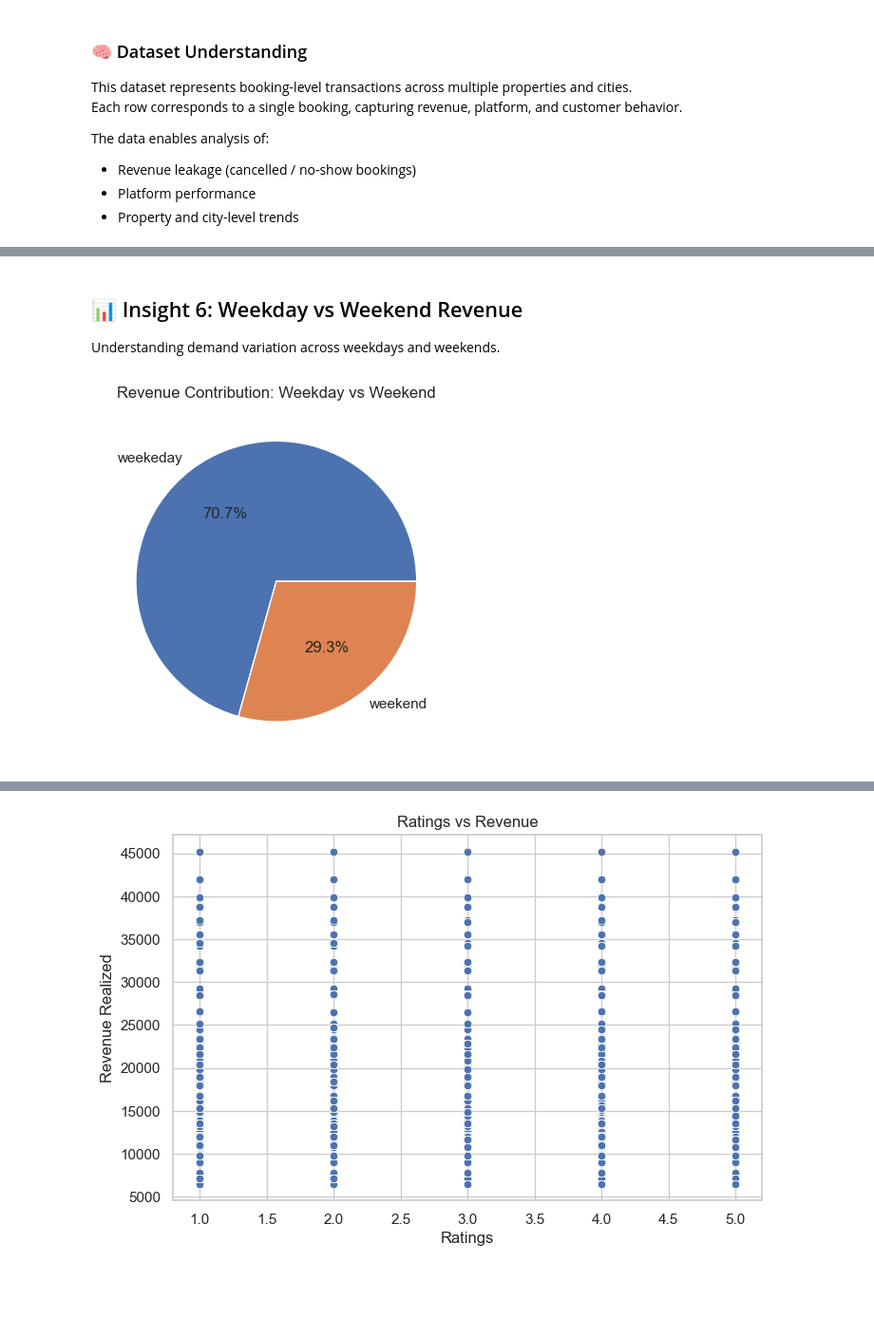
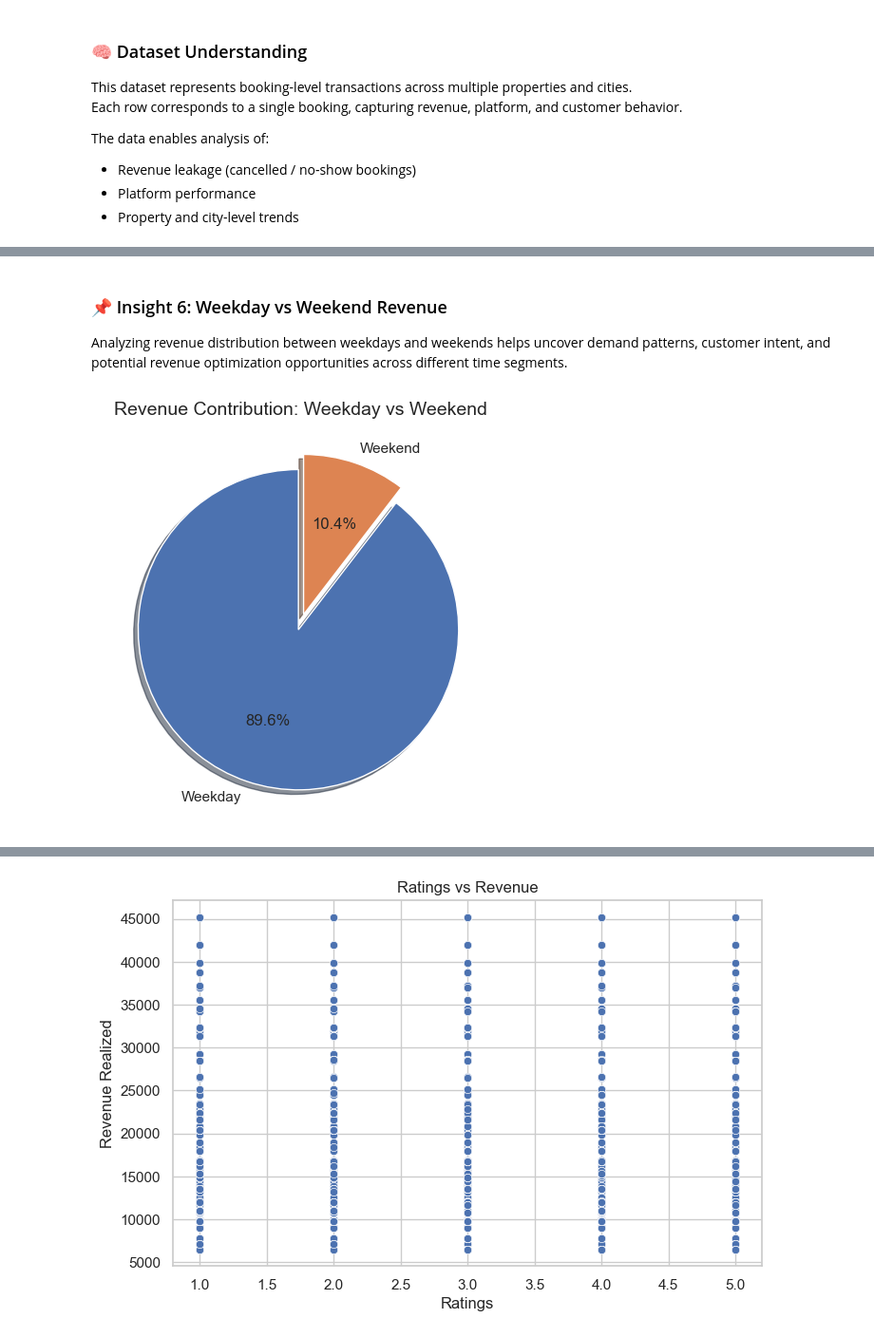
Before and after one commit to abhinavgautam0399/ATliQ-Hotels-analysis, a Jupyter notebook: AtliQHotelsAnalysis .ipynb, the cells around one changed output, grey strips where cells are left out. Shown at 95% size. Cells and saved outputs as stored; diff of their text form; code cells hidden in the pictures; blank space fills up the shorter version.

```diff
--- a/AtliQHotelsAnalysis .ipynb
+++ b/AtliQHotelsAnalysis .ipynb
@@ -10,0 +21,3 @@ sns.set(style="whitegrid")
+# %%
+df = pd.read_csv("data/final_dataset.csv", low_memory=False)
+df.head()
@@ -13,3 +38,7 @@ sns.set(style="whitegrid")
 # %%
-df = pd.read_csv("C:/EDAproject/data/final_dataset.csv", low_memory=False)
-df.head()
+import warnings
+warnings.filterwarnings('ignore')
+
+df['check_in_date'] = pd.to_datetime(df['check_in_date'], errors='coerce', dayfirst=True)
+df['checkout_date'] = pd.to_datetime(df['checkout_date'], errors='coerce', dayfirst=True)
+df['booking_date'] = pd.to_datetime(df['booking_date'], errors='coerce', dayfirst=True)
@@ -22,0 +85,6 @@ df.head()
+# %%
+df['month'] = df['booking_date'].dt.month
+
+df['day_type'] = df['check_in_date'].dt.dayofweek.apply(
+    lambda x: 'Weekend' if x >= 5 else 'Weekday'
+)
@@ -127,12 +289,22 @@ plt.show()
 # %% [markdown]
-## 📊 Insight 6: Weekday vs Weekend Revenue
+### 📌 Insight 6: Weekday vs Weekend Revenue
 
-Understanding demand variation across weekdays and weekends.
+Analyzing revenue distribution between weekdays and weekends helps uncover demand patterns, customer intent, and potential revenue optimization opportunities across different time segments.
 # %%
-df.groupby('day_type')['revenue_realized'].sum().plot(kind='pie', autopct='%1.1f%%')
-plt.title("Revenue Contribution: Weekday vs Weekend")
-plt.ylabel('')
+rev = df.groupby('day_type')['revenue_realized'].sum()
+
+rev.plot(
+    kind='pie',
+    autopct='%1.1f%%',
+    startangle=90,
+    explode=[0.05, 0.05] if len(rev) == 2 else None,
+    shadow=True
+)
+
+plt.title("Revenue Contribution: Weekday vs Weekend", fontsize=14)
+plt.ylabel("")
+plt.tight_layout()
 plt.show()
 # %% [output]
-[figure, old version]
+[figure, new version]
 # %% [markdown]
```
Also changed, not shown: parts of 45 cells of this notebook, 3 other files.
